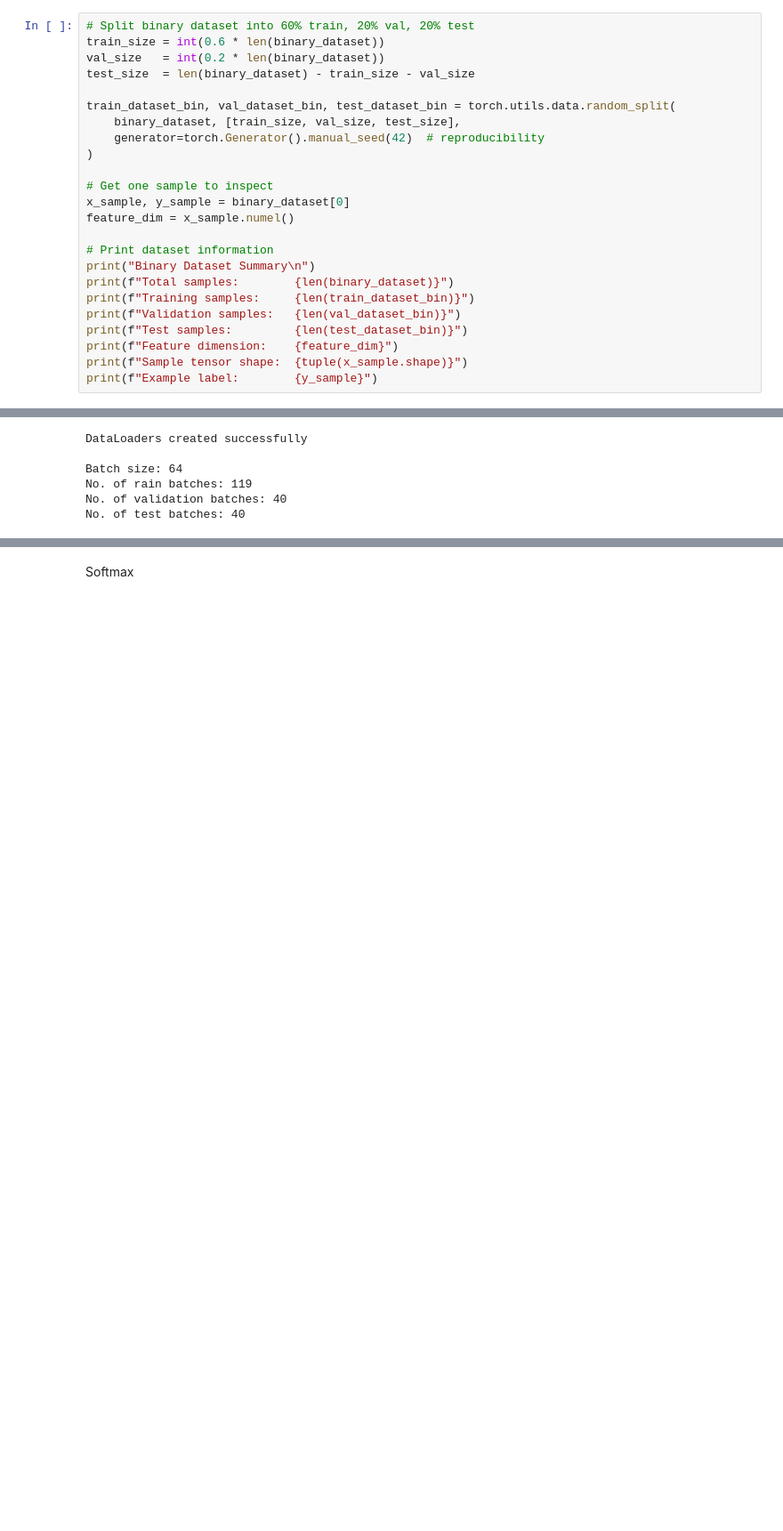
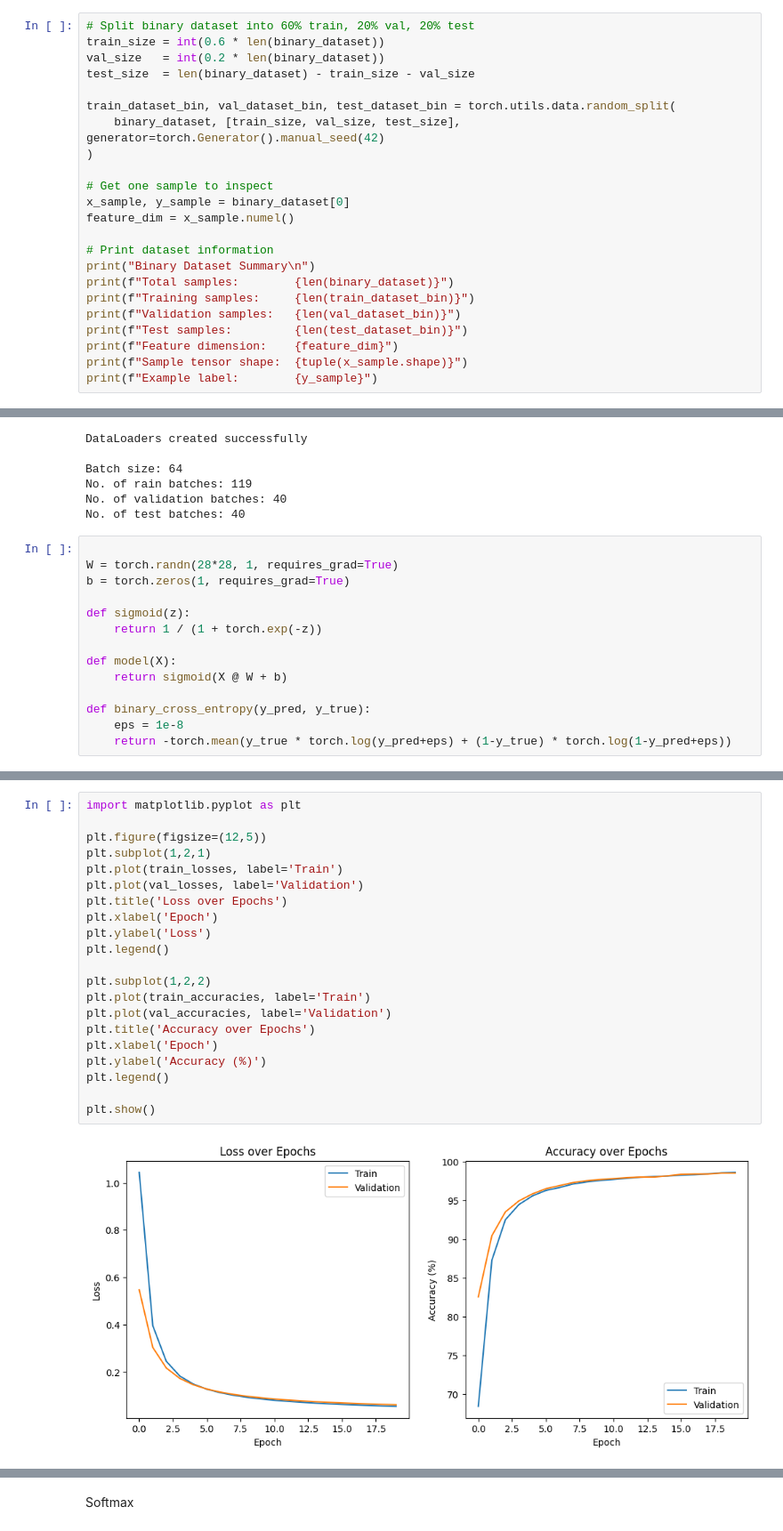
Before and after one commit to ARAHMAN04/ML2, a Jupyter notebook: Part1.ipynb, the cells around one changed output, grey strips where cells are left out. Shown: that part at 89% size. Drawn from its saved outputs; the diff is of its cells as text; blank space fills up the shorter version.

```diff
--- a/Part1.ipynb
+++ b/Part1.ipynb
@@ -70,8 +79,7 @@ val_size   = int(0.2 * len(binary_dataset))
 test_size  = len(binary_dataset) - train_size - val_size
 
 train_dataset_bin, val_dataset_bin, test_dataset_bin = torch.utils.data.random_split(
-    binary_dataset, [train_size, val_size, test_size],
-    generator=torch.Generator().manual_seed(42)  # reproducibility
+    binary_dataset, [train_size, val_size, test_size], generator=torch.Generator().manual_seed(42)
 )
 
 # Get one sample to inspect
@@ -117,3 +125,17 @@ Batch size: 64
 No. of rain batches: 119
 No. of validation batches: 40
 No. of test batches: 40
+# %%
+
+W = torch.randn(28*28, 1, requires_grad=True)
+b = torch.zeros(1, requires_grad=True)
+
+def sigmoid(z):
+    return 1 / (1 + torch.exp(-z))
+
+def model(X):
+    return sigmoid(X @ W + b)
+
+def binary_cross_entropy(y_pred, y_true):
+    eps = 1e-8
+    return -torch.mean(y_true * torch.log(y_pred+eps) + (1-y_true) * torch.log(1-y_pred+eps))
@@ -119,0 +218,23 @@ No. of test batches: 40
+# %%
+import matplotlib.pyplot as plt
+
+plt.figure(figsize=(12,5))
+plt.subplot(1,2,1)
+plt.plot(train_losses, label='Train')
+plt.plot(val_losses, label='Validation')
+plt.title('Loss over Epochs')
+plt.xlabel('Epoch')
+plt.ylabel('Loss')
+plt.legend()
+
+plt.subplot(1,2,2)
+plt.plot(train_accuracies, label='Train')
+plt.plot(val_accuracies, label='Validation')
+plt.title('Accuracy over Epochs')
+plt.xlabel('Epoch')
+plt.ylabel('Accuracy (%)')
+plt.legend()
+
+plt.show()
+# %% [output]
+[figure, added]
```
Also changed, not shown: parts of 5 cells of this notebook.
